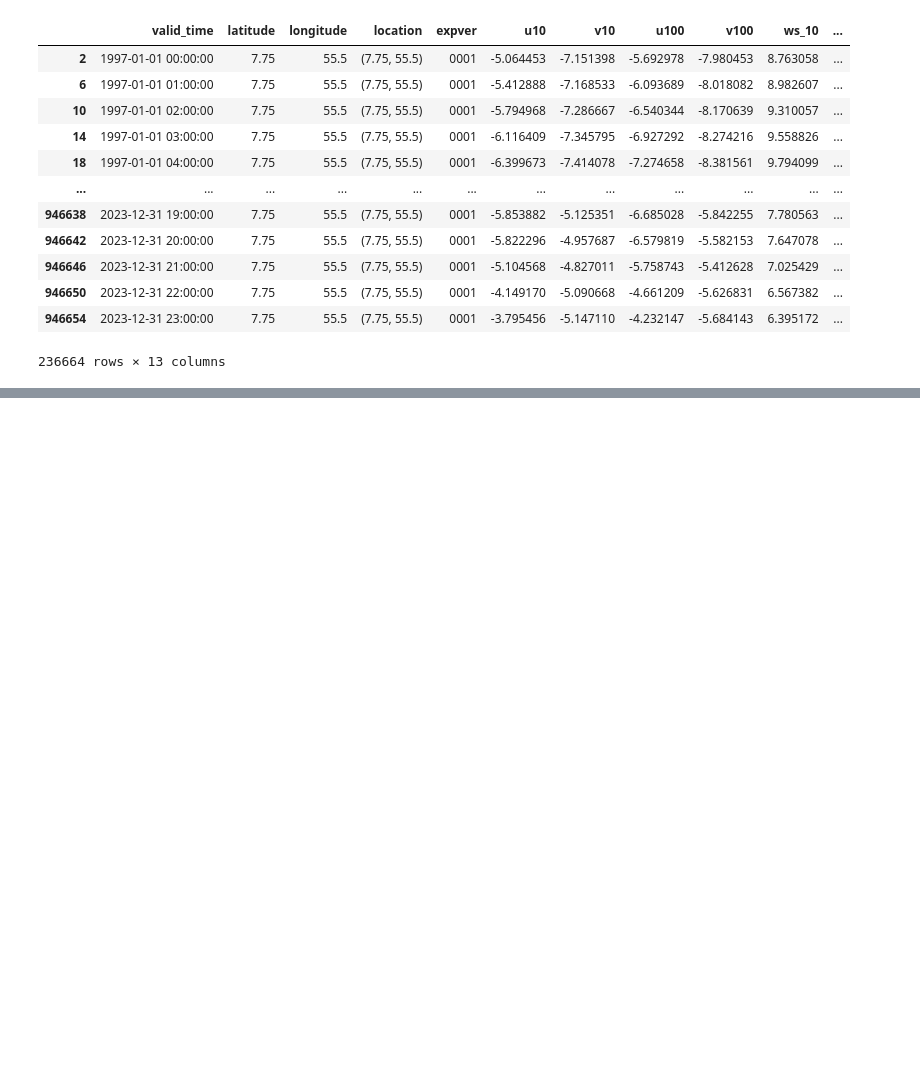
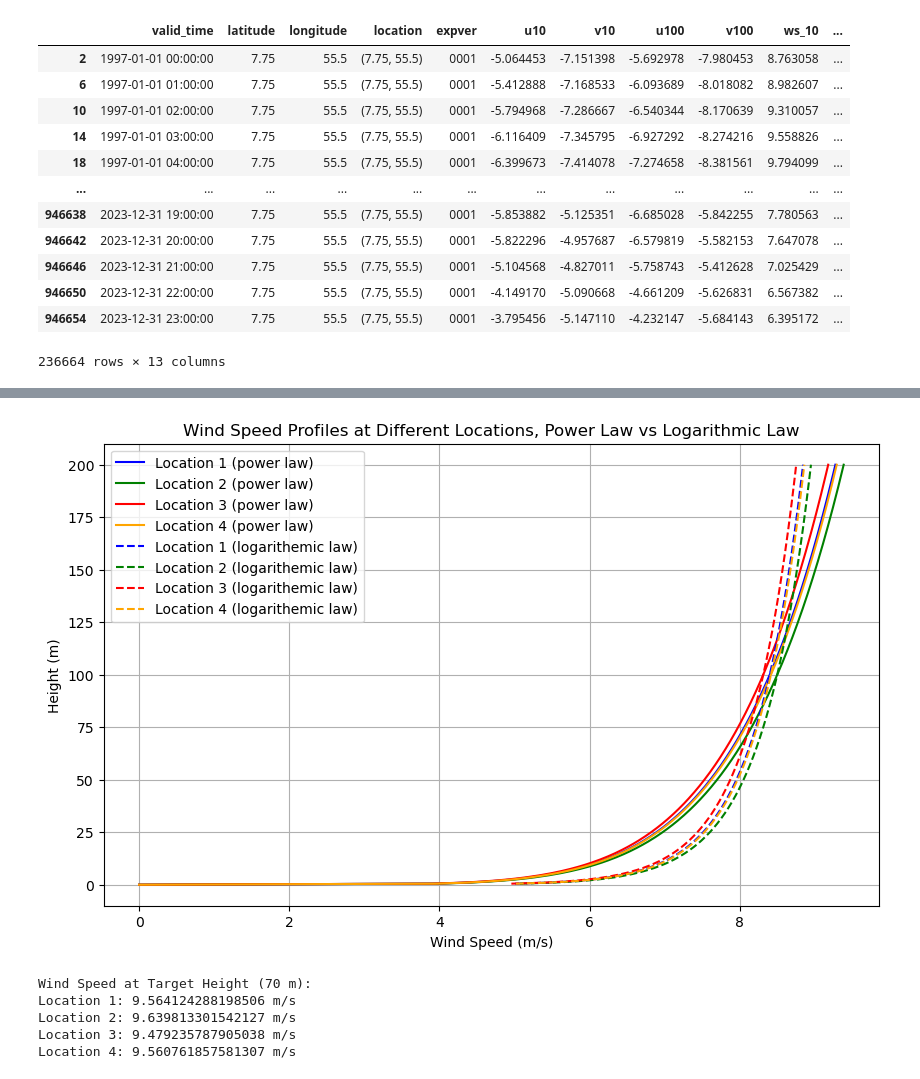
Before and after one commit to DTUWindEducation/final-project-bladepyrunner, a Jupyter notebook: examples/main_code.ipynb, the cells around one changed output, grey strips where cells are left out. Drawn from its saved outputs; the diff is of its cells as text; code cells hidden in the pictures; blank space fills up the shorter version.

```diff
--- a/examples/main_code.ipynb
+++ b/examples/main_code.ipynb
@@ -152,0 +249,77 @@ plt.plot(WindData['v100'])
+# %%
+# Define the reference heights and target height
+z_ref_10 = 10  # Reference height for ws_10
+z_ref_100 = 100  # Reference height for ws_100
+alpha = 1 / 7  # Wind shear exponent (empirical for neutral stability conditions)
+
+z_target = 70  # Set the target height
+
+max_z = 200  # Maximum height for wind profile
+min_z = 0  # Minimum height for wind profile
+
+z = np.linspace(min_z, max_z, max_z*2)  # Height boundaries for wind profile
+
+'''
+For WRA, it is more accurate to use the wind speed reference as close to the hub height as possible.
+So the bes option is to use the wind speed at 100 m height.
+'''
+### POWER LAW PROFILE ###
+# Compute wind profiles using z_ref_100 as the reference height
+u_location1 = mean_speeds[0]['mean_100m'] * (z / z_ref_100)**alpha
+u_location2 = mean_speeds[1]['mean_100m'] * (z / z_ref_100)**alpha
+u_location3 = mean_speeds[2]['mean_100m'] * (z / z_ref_100)**alpha
+u_location4 = mean_speeds[3]['mean_100m'] * (z / z_ref_100)**alpha
+
+### LOGARITHEMIC LAW PROFILE ###
+def offshore_wind_speed(z, u_ref, z_ref, z0):
+    """Compute wind speed at height z using logarithmic profile."""
+    return u_ref * (np.log(z / z0) / np.log(z_ref / z0))
+
+# Compute wind profiles using z_ref_100 as the reference height
+z0=0.0002  # Roughness length for offshore wind (typical value, adjust as needed)
+
+u_location1_log = offshore_wind_speed(z, mean_speeds[0]['mean_100m'], z_ref_100, z0)
+u_location2_log = offshore_wind_speed(z, mean_speeds[1]['mean_100m'], z_ref_100, z0)
+u_location3_log = offshore_wind_speed(z, mean_speeds[2]['mean_100m'], z_ref_100, z0)
+u_location4_log = offshore_wind_speed(z, mean_speeds[3]['mean_100m'], z_ref_100, z0)
+
+
+plt.figure(figsize=(10, 6))
+
+# Plot wind profiles using z_ref_100 as the reference height
+plt.plot(u_location1, z, label='Location 1 (power law)', color='blue')
+plt.plot(u_location2, z, label='Location 2 (power law)', color='green')
+plt.plot(u_location3, z, label='Location 3 (power law)', color='red')
+plt.plot(u_location4, z, label='Location 4 (power law)', color='orange')
+
+plt.plot(u_location1_log, z,'--', label='Location 1 (logarithemic law)', color='blue')
+plt.plot(u_location2_log, z,'--', label='Location 2 (logarithemic law)', color='green')
+plt.plot(u_location3_log, z,'--', label='Location 3 (logarithemic law)', color='red')
+plt.plot(u_location4_log, z,'--', label='Location 4 (logarithemic law)', color='orange')
+
+plt.xlabel('Wind Speed (m/s)')
+plt.ylabel('Height (m)')
+plt.title('Wind Speed Profiles at Different Locations, Power Law vs Logarithmic Law')
+plt.legend()
+plt.grid()
+plt.show()
+
+# Compute wind speed at z_target for each location using the power law profile
+Location_1[f'ws_{z_target}'] = mean_speeds[0]['mean_10m'] * (z_target / z_ref_10)**alpha
+Location_2[f'ws_{z_target}'] = mean_speeds[1]['mean_10m'] * (z_target / z_ref_10)**alpha
+Location_3[f'ws_{z_target}'] = mean_speeds[2]['mean_10m'] * (z_target / z_ref_10)**alpha
+Location_4[f'ws_{z_target}'] = mean_speeds[3]['mean_10m'] * (z_target / z_ref_10)**alpha
+
+# Display the wind speed at the target height for each location
+print(f"Wind Speed at Target Height ({z_target} m):")
+print(f"Location 1: {Location_1[f'ws_{z_target}'].values[0]} m/s")
+print(f"Location 2: {Location_2[f'ws_{z_target}'].values[0]} m/s")
+print(f"Location 3: {Location_3[f'ws_{z_target}'].values[0]} m/s")
+print(f"Location 4: {Location_4[f'ws_{z_target}'].values[0]} m/s")
+# %% [output]
+[figure, added]
+Wind Speed at Target Height (70 m):
+Location 1: 9.564124288198506 m/s
+Location 2: 9.639813301542127 m/s
+Location 3: 9.479235787905038 m/s
+Location 4: 9.560761857581307 m/s
```
Also changed, not shown: parts of 10 cells of this notebook, 13 other files.
